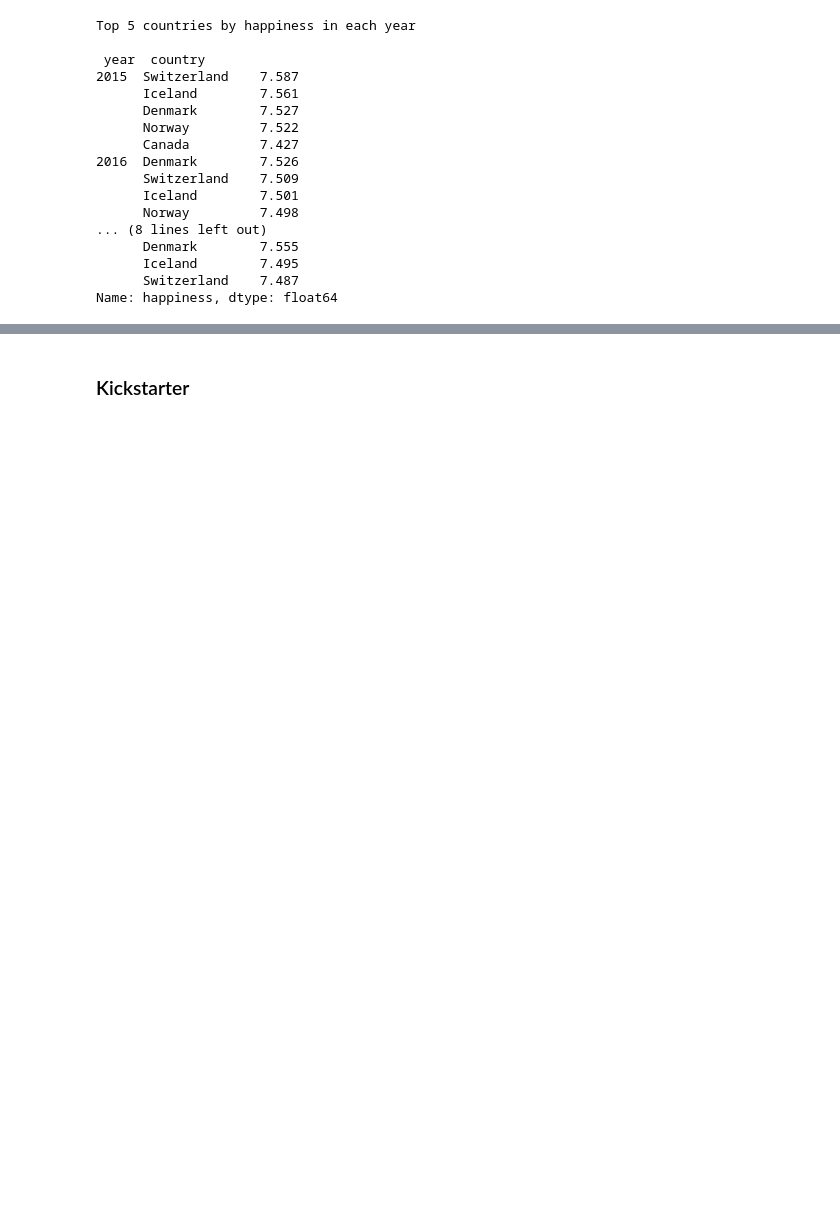
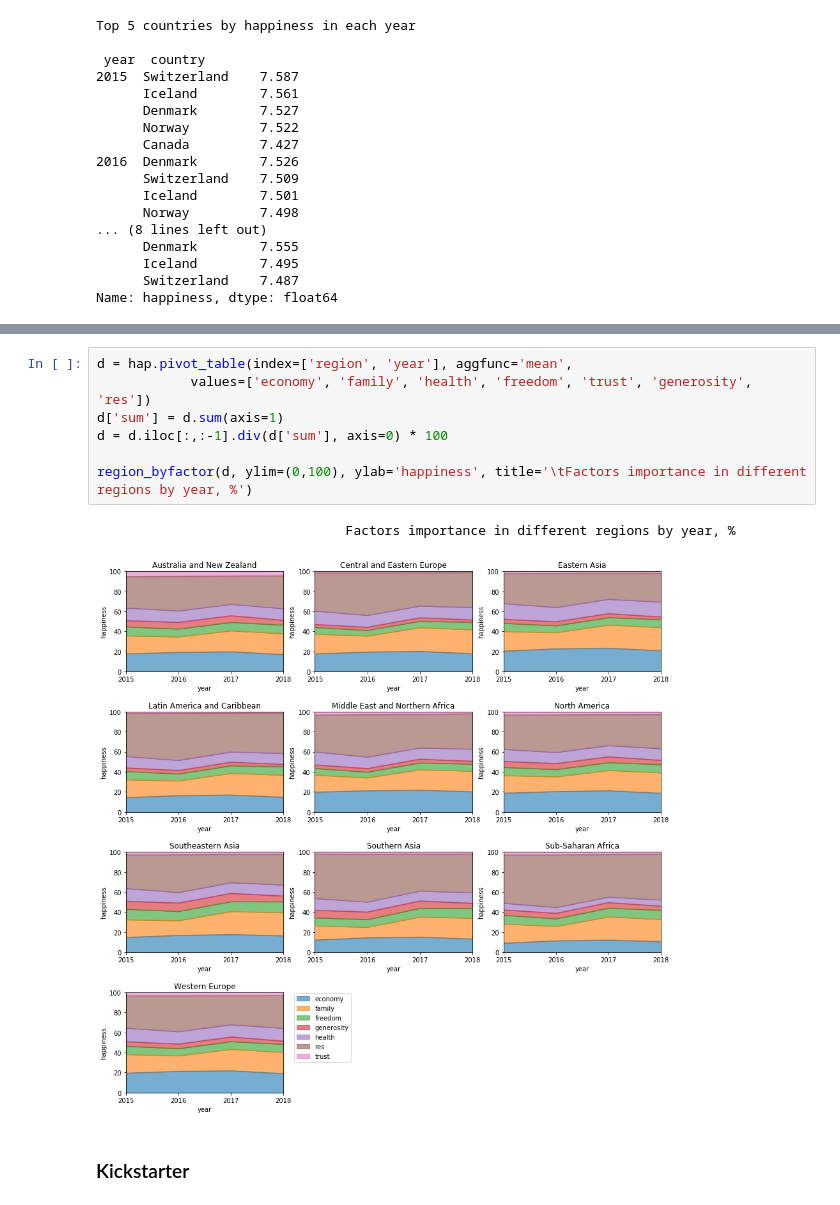
Before and after one commit to PonyCony/happy_kickstarters, a Jupyter notebook: Happy_Kickstarters.ipynb, the cells around one changed output, grey strips where cells are left out. Drawn from its saved outputs; the diff is of its cells as text; blank space fills up the shorter version.

```diff
--- a/Happy_Kickstarters.ipynb
+++ b/Happy_Kickstarters.ipynb
@@ -298,3 +422,13 @@ plt.show()
+# %%
+d = hap.pivot_table(index=['region', 'year'], aggfunc='mean',
+            values=['economy', 'family', 'health', 'freedom', 'trust', 'generosity', 'res'])
+d['sum'] = d.sum(axis=1)
+d = d.iloc[:,:-1].div(d['sum'], axis=0) * 100
+
+region_byfactor(d, ylim=(0,100), ylab='happiness', title='\tFactors importance in different regions by year, %')
+# %% [output]
+                                Factors importance in different regions by year, %
+[figure, added]
 # %% [markdown]
 ### Kickstarter
 # %%
```
Also changed, not shown: parts of 24 cells of this notebook.
